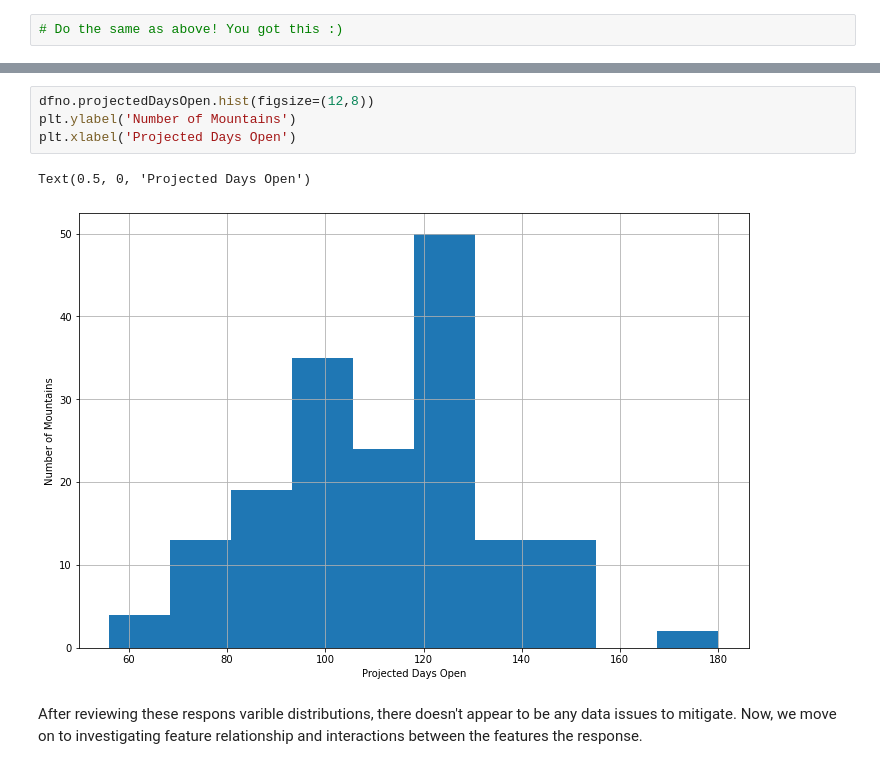
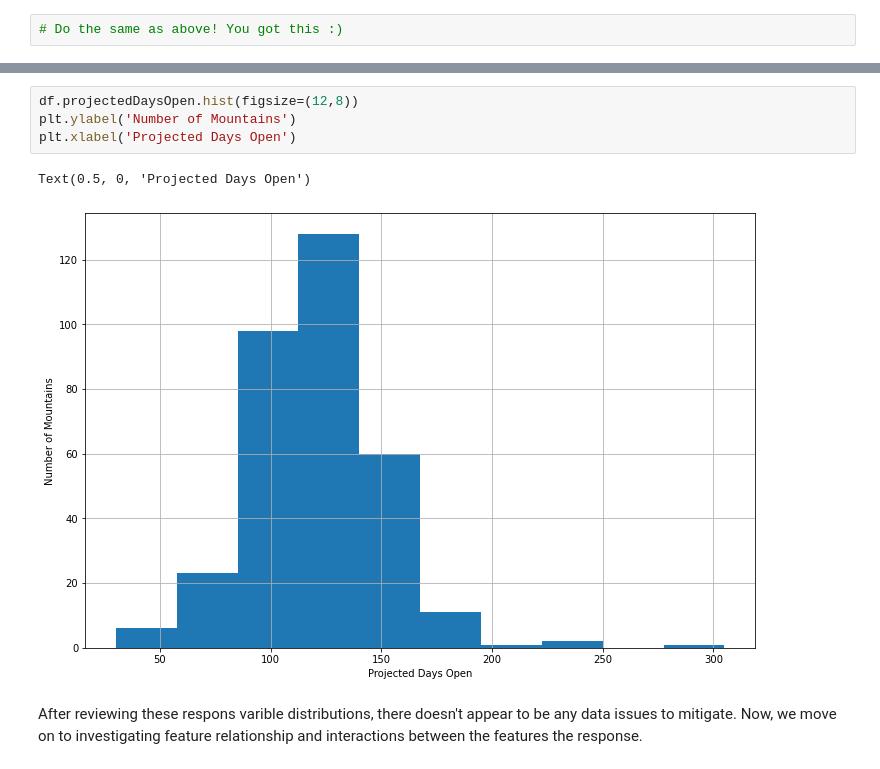
Before and after one commit to frankfletcher/Springboard-Data-Science, a Jupyter notebook: Guided Capstone/GuidedCapstoneStep3HL.ipynb, the cells around one changed output, grey strips where cells are left out. Drawn from its saved outputs; the diff is of its cells as text.

```diff
--- a/Guided Capstone/GuidedCapstoneStep3HL.ipynb
+++ b/Guided Capstone/GuidedCapstoneStep3HL.ipynb
@@ -267,10 +267,10 @@ Text(0.5, 0, 'Days Open Last Year')
 # %%
-dfno.projectedDaysOpen.hist(figsize=(12,8))
+df.projectedDaysOpen.hist(figsize=(12,8))
 plt.ylabel('Number of Mountains')
 plt.xlabel('Projected Days Open')
 # %% [output]
 Text(0.5, 0, 'Projected Days Open')
-[figure, old version]
+[figure, new version]
 # %% [markdown]
 After reviewing these respons varible distributions, there doesn't appear to be any data issues to mitigate. Now, we move on to investigating feature relationship and interactions between the features the response.
 # %% [markdown]
```
Also changed, not shown: parts of 20 cells of this notebook, 6 other files.
